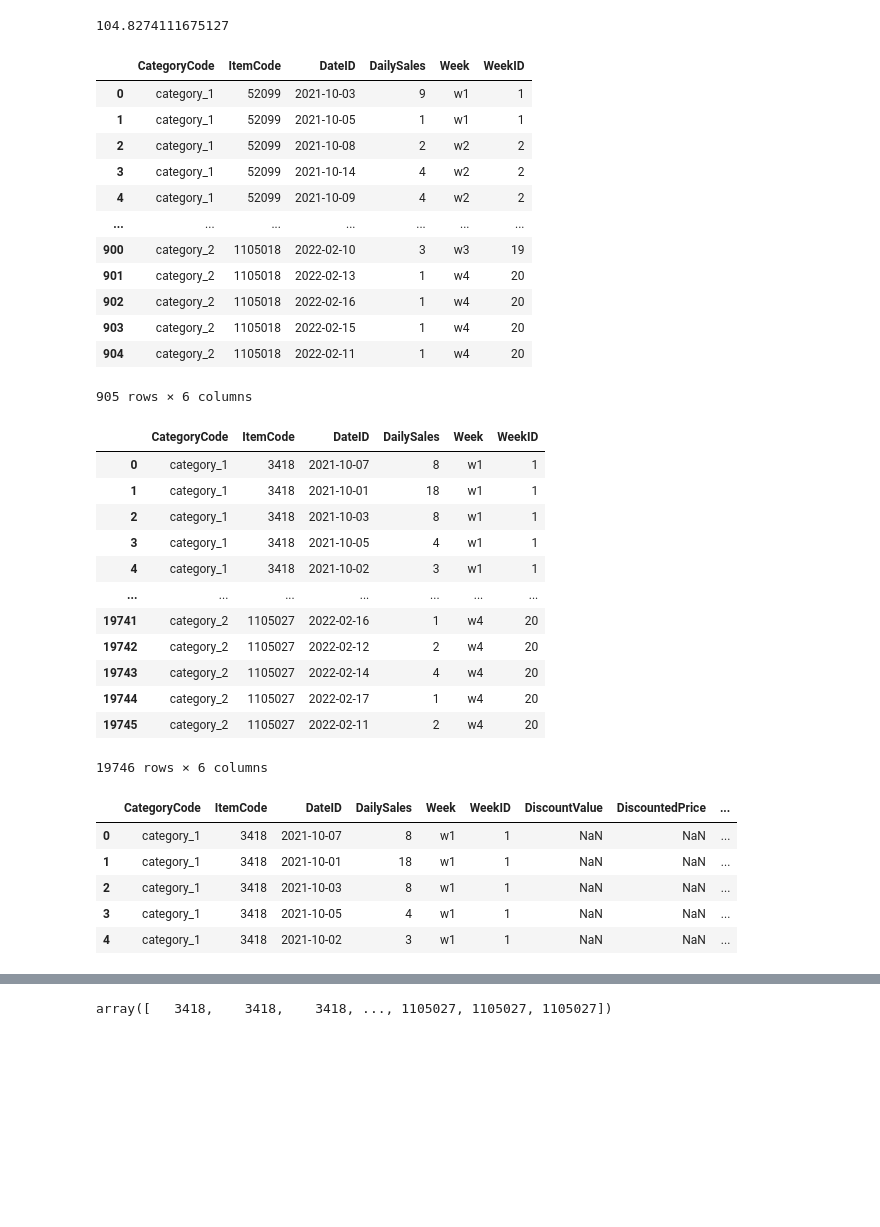
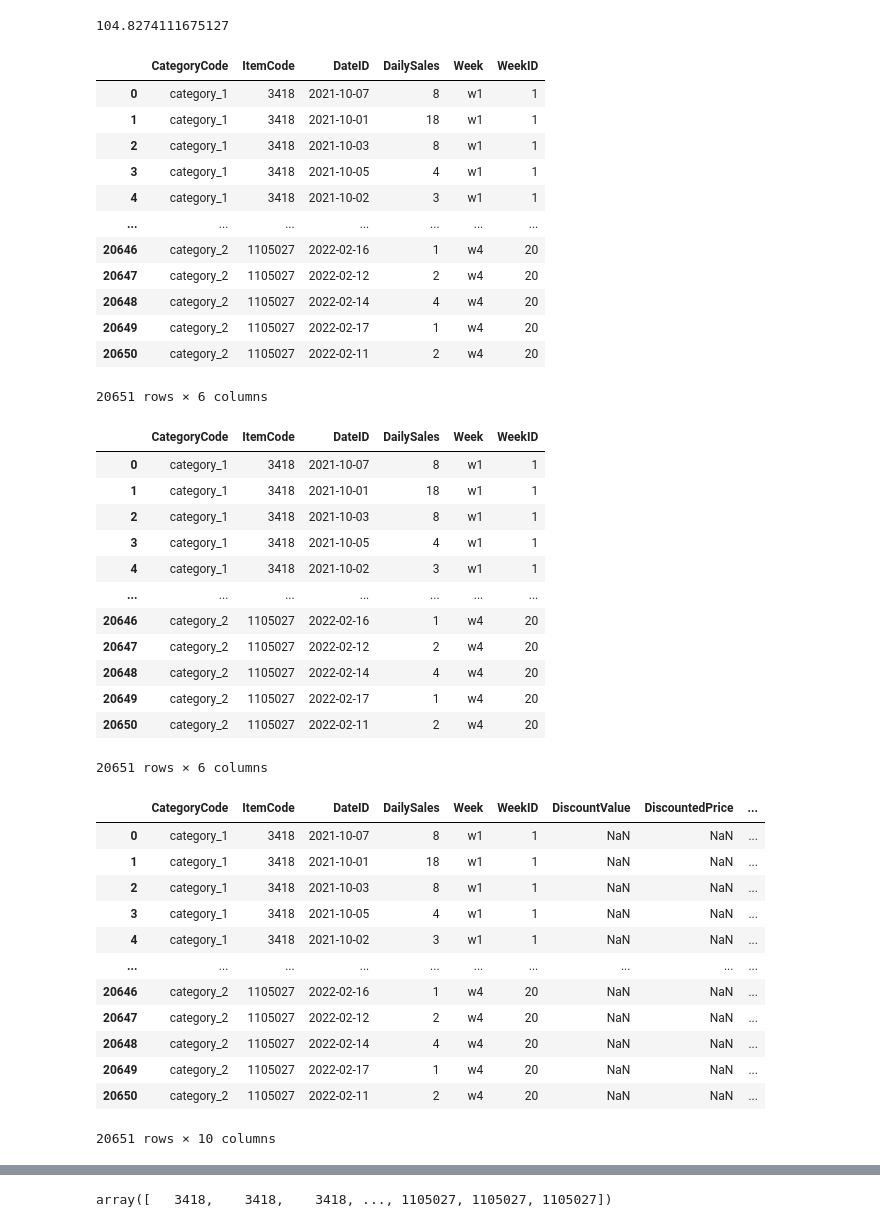
Before and after one commit to Vaseekaran-V/Datastorm-3, a Jupyter notebook: Semi Finals Case/dataset_prep_V.ipynb, the cells around one changed output, grey strips where cells are left out. Saved outputs shown, nothing was run; the diff lists cells and outputs as text; code cells hidden in the pictures; blank space fills up the shorter version.

Commit message:
completed buffer | created submission data

```diff
--- a/Semi Finals Case/dataset_prep_V.ipynb
+++ b/Semi Finals Case/dataset_prep_V.ipynb
@@ -237,26 +237,26 @@ print(total / len(item_sales_days))
 threshold_bel_df = train_data.copy()
 threshold_abv_df = train_data.copy()
 # %%
-for item in threshold_bel:
-    threshold_abv_df = threshold_abv_df[threshold_abv_df.ItemCode != item]
-for item in threshold_abv:
-    threshold_bel_df = threshold_bel_df[threshold_bel_df.ItemCode != item]
+# for item in threshold_bel:
+#     threshold_abv_df = threshold_abv_df[threshold_abv_df.ItemCode != item]
+# for item in threshold_abv:
+#     threshold_bel_df = threshold_bel_df[threshold_bel_df.ItemCode != item]
 # %%
 threshold_bel_df.reset_index(drop = True)
 # %% [output]
 |  | CategoryCode | ItemCode | DateID | DailySales | Week | WeekID |
-| 0 | category_1 | 52099 | 2021-10-03 | 9 | w1 | 1 |
-| 1 | category_1 | 52099 | 2021-10-05 | 1 | w1 | 1 |
-| 2 | category_1 | 52099 | 2021-10-08 | 2 | w2 | 2 |
-| 3 | category_1 | 52099 | 2021-10-14 | 4 | w2 | 2 |
-| 4 | category_1 | 52099 | 2021-10-09 | 4 | w2 | 2 |
+| 0 | category_1 | 3418 | 2021-10-07 | 8 | w1 | 1 |
+| 1 | category_1 | 3418 | 2021-10-01 | 18 | w1 | 1 |
+| 2 | category_1 | 3418 | 2021-10-03 | 8 | w1 | 1 |
+| 3 | category_1 | 3418 | 2021-10-05 | 4 | w1 | 1 |
+| 4 | category_1 | 3418 | 2021-10-02 | 3 | w1 | 1 |
 | ... | ... | ... | ... | ... | ... | ... |
-| 900 | category_2 | 1105018 | 2022-02-10 | 3 | w3 | 19 |
-| 901 | category_2 | 1105018 | 2022-02-13 | 1 | w4 | 20 |
-| 902 | category_2 | 1105018 | 2022-02-16 | 1 | w4 | 20 |
-| 903 | category_2 | 1105018 | 2022-02-15 | 1 | w4 | 20 |
-| 904 | category_2 | 1105018 | 2022-02-11 | 1 | w4 | 20 |
+| 20646 | category_2 | 1105027 | 2022-02-16 | 1 | w4 | 20 |
+| 20647 | category_2 | 1105027 | 2022-02-12 | 2 | w4 | 20 |
+| 20648 | category_2 | 1105027 | 2022-02-14 | 4 | w4 | 20 |
+| 20649 | category_2 | 1105027 | 2022-02-17 | 1 | w4 | 20 |
+| 20650 | category_2 | 1105027 | 2022-02-11 | 2 | w4 | 20 |
-905 rows × 6 columns
+20651 rows × 6 columns
 # %%
 threshold_abv_df.reset_index(drop = True)
 # %% [output]
@@ -267,22 +267,29 @@ threshold_abv_df.reset_index(drop = True)
 | 3 | category_1 | 3418 | 2021-10-05 | 4 | w1 | 1 |
 | 4 | category_1 | 3418 | 2021-10-02 | 3 | w1 | 1 |
 | ... | ... | ... | ... | ... | ... | ... |
-| 19741 | category_2 | 1105027 | 2022-02-16 | 1 | w4 | 20 |
-| 19742 | category_2 | 1105027 | 2022-02-12 | 2 | w4 | 20 |
-| 19743 | category_2 | 1105027 | 2022-02-14 | 4 | w4 | 20 |
-| 19744 | category_2 | 1105027 | 2022-02-17 | 1 | w4 | 20 |
-| 19745 | category_2 | 1105027 | 2022-02-11 | 2 | w4 | 20 |
+| 20646 | category_2 | 1105027 | 2022-02-16 | 1 | w4 | 20 |
+| 20647 | category_2 | 1105027 | 2022-02-12 | 2 | w4 | 20 |
+| 20648 | category_2 | 1105027 | 2022-02-14 | 4 | w4 | 20 |
+| 20649 | category_2 | 1105027 | 2022-02-17 | 1 | w4 | 20 |
+| 20650 | category_2 | 1105027 | 2022-02-11 | 2 | w4 | 20 |
-19746 rows × 6 columns
+20651 rows × 6 columns
 # %%
 train_data_abv_thres = pd.merge(threshold_abv_df.reset_index(drop = True), promotion_data[['ItemCode','WeekID','DiscountValue','DiscountedPrice', 'SellingPrice', 'OnPromotion']], on = ['WeekID', 'ItemCode'], how = 'left')
-train_data_abv_thres.head()
+train_data_abv_thres
 # %% [output]
 |  | CategoryCode | ItemCode | DateID | DailySales | Week | WeekID | DiscountValue | DiscountedPrice | ... |
 | 0 | category_1 | 3418 | 2021-10-07 | 8 | w1 | 1 | NaN | NaN | ... |
 | 1 | category_1 | 3418 | 2021-10-01 | 18 | w1 | 1 | NaN | NaN | ... |
 | 2 | category_1 | 3418 | 2021-10-03 | 8 | w1 | 1 | NaN | NaN | ... |
 | 3 | category_1 | 3418 | 2021-10-05 | 4 | w1 | 1 | NaN | NaN | ... |
 | 4 | category_1 | 3418 | 2021-10-02 | 3 | w1 | 1 | NaN | NaN | ... |
+| ... | ... | ... | ... | ... | ... | ... | ... | ... | ... |
+| 20646 | category_2 | 1105027 | 2022-02-16 | 1 | w4 | 20 | NaN | NaN | ... |
+| 20647 | category_2 | 1105027 | 2022-02-12 | 2 | w4 | 20 | NaN | NaN | ... |
+| 20648 | category_2 | 1105027 | 2022-02-14 | 4 | w4 | 20 | NaN | NaN | ... |
+| 20649 | category_2 | 1105027 | 2022-02-17 | 1 | w4 | 20 | NaN | NaN | ... |
+| 20650 | category_2 | 1105027 | 2022-02-11 | 2 | w4 | 20 | NaN | NaN | ... |
+20651 rows × 10 columns
 # %%
 train_data_abv_thres.info()
 # %% [output]
```
Also changed, not shown: parts of 15 cells of this notebook, 3 other files.
